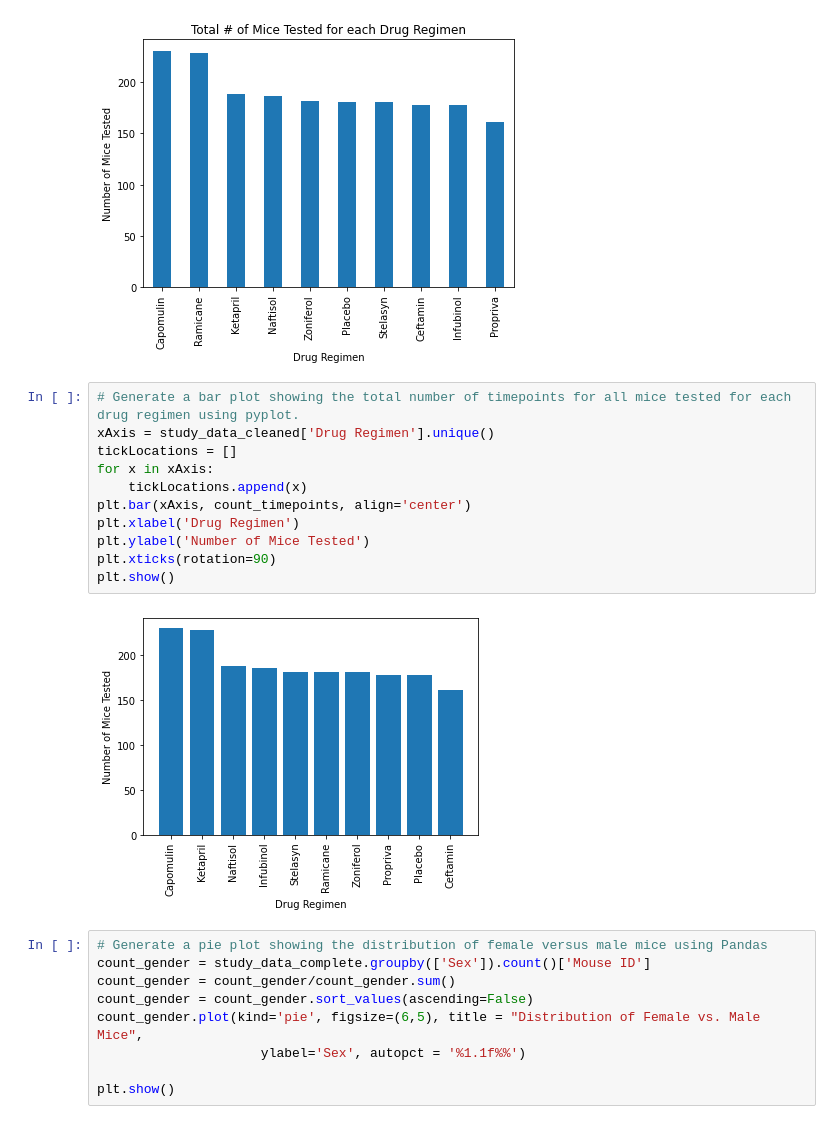
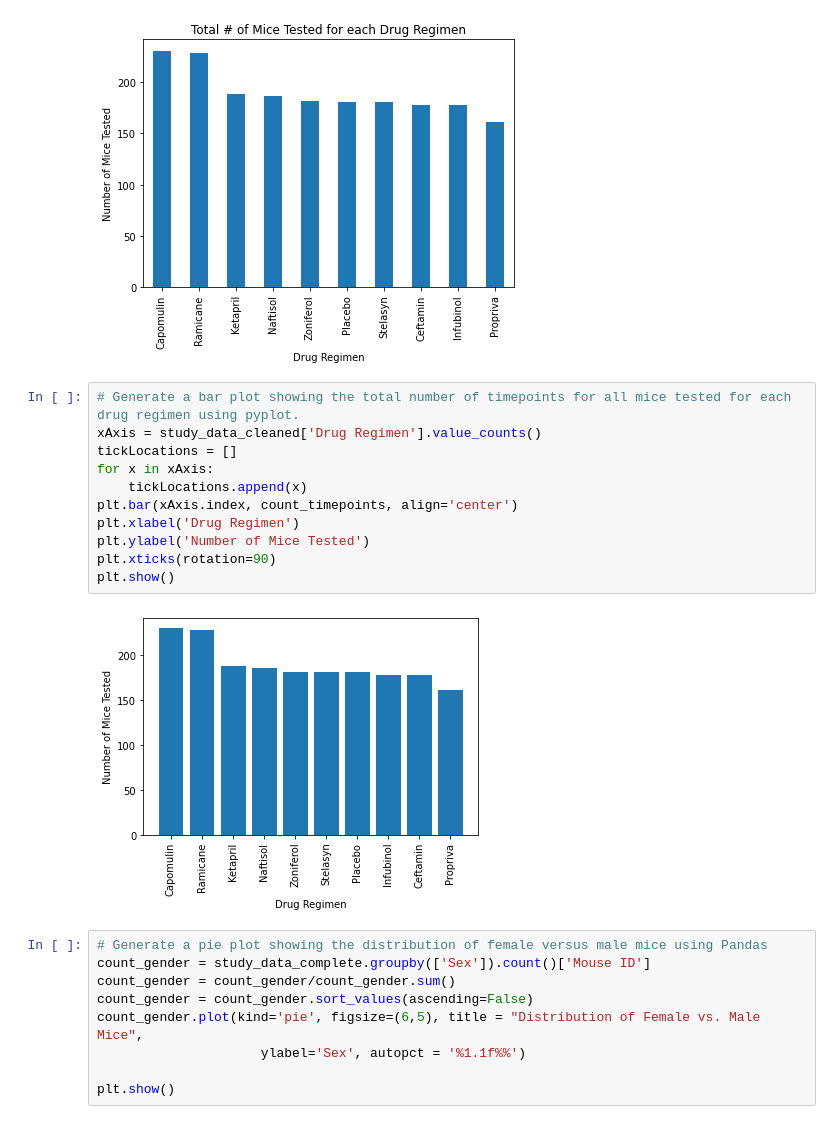
Before and after one commit to gimmemyleg/matplotlib_challenge, a Jupyter notebook: Pymaceuticals/pymaceuticals_starter.ipynb, the cells around one changed output. Drawn from its saved outputs; the diff is of its cells as text.

```diff
--- a/Pymaceuticals/pymaceuticals_starter.ipynb
+++ b/Pymaceuticals/pymaceuticals_starter.ipynb
@@ -143,17 +143,17 @@ plt.show()
 [figure]
 # %%
 # Generate a bar plot showing the total number of timepoints for all mice tested for each drug regimen using pyplot.
-xAxis = study_data_cleaned['Drug Regimen'].unique()
+xAxis = study_data_cleaned['Drug Regimen'].value_counts()
 tickLocations = []
 for x in xAxis:
     tickLocations.append(x)
-plt.bar(xAxis, count_timepoints, align='center')
+plt.bar(xAxis.index, count_timepoints, align='center')
 plt.xlabel('Drug Regimen')
 plt.ylabel('Number of Mice Tested')
 plt.xticks(rotation=90)
 plt.show()
 # %% [output]
-[figure, old version]
+[figure, new version]
 # %%
 # Generate a pie plot showing the distribution of female versus male mice using Pandas
 count_gender = study_data_complete.groupby(['Sex']).count()['Mouse ID']
```
Also changed, not shown: parts of 2 cells of this notebook, 1 other file.
